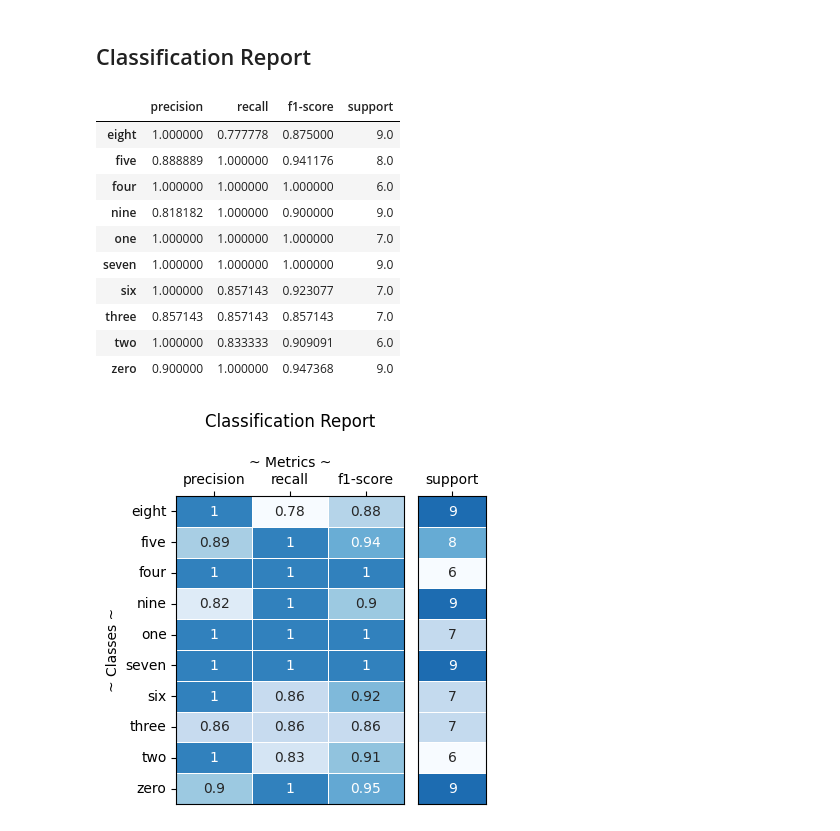
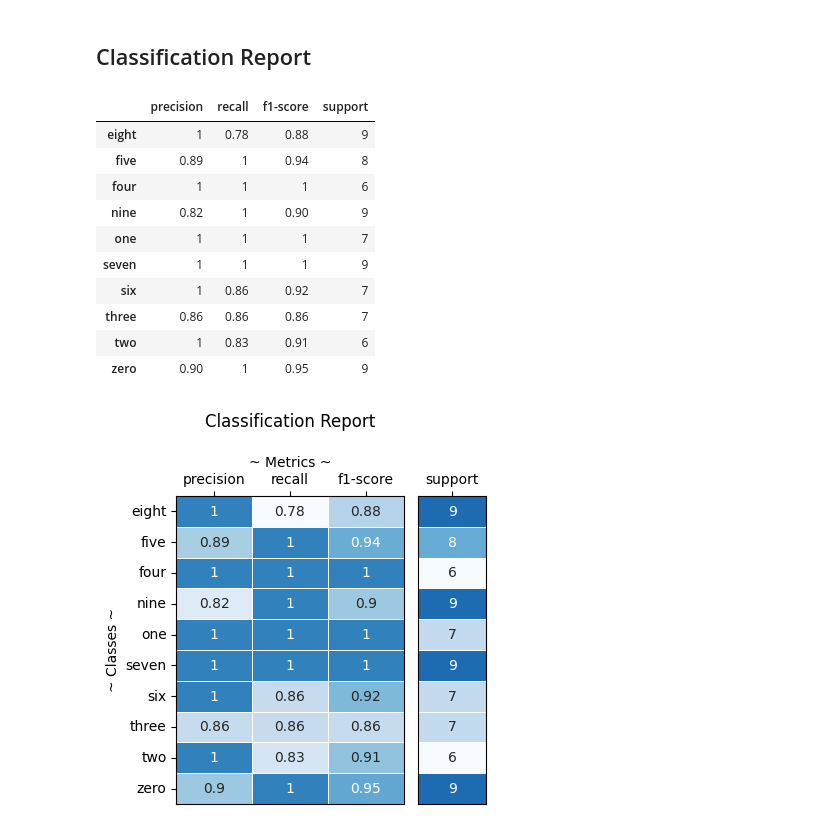
Before and after one commit to natatsypora/pretty_plot, a Jupyter notebook: Confusion_Matrix_Classification_Report_Plot.ipynb, the cells around one changed output. Cells and saved outputs as stored; diff of their text form; code cells hidden in the pictures.

```diff
--- a/Confusion_Matrix_Classification_Report_Plot.ipynb
+++ b/Confusion_Matrix_Classification_Report_Plot.ipynb
@@ -155,29 +159,32 @@ plot_confusion_matrix(df_cm)
 [figure]
 # %% [markdown]
 ## Classification Report
+# %%
+def format_number(x):
+  return f'{x:.2f}' if x < 1 else f'{x:g}'
 # %%
 # # Convert the classification_report to a DataFrame
 df_clf_rep = pd.DataFrame(
     classification_report(
         y_true=y_test,
         y_pred=y_pred,
         zero_division=0,
         labels=dt_cls.classes_,
         output_dict=True)
     ).T.iloc[:-3, :]
-df_clf_rep
+df_clf_rep.style.format(lambda x : format_number(x))
 # %% [output]
 |  | precision | recall | f1-score | support |
-| eight | 1.000000 | 0.777778 | 0.875000 | 9.0 |
-| five | 0.888889 | 1.000000 | 0.941176 | 8.0 |
-| four | 1.000000 | 1.000000 | 1.000000 | 6.0 |
-| nine | 0.818182 | 1.000000 | 0.900000 | 9.0 |
-| one | 1.000000 | 1.000000 | 1.000000 | 7.0 |
-| seven | 1.000000 | 1.000000 | 1.000000 | 9.0 |
-| six | 1.000000 | 0.857143 | 0.923077 | 7.0 |
-| three | 0.857143 | 0.857143 | 0.857143 | 7.0 |
-| two | 1.000000 | 0.833333 | 0.909091 | 6.0 |
-| zero | 0.900000 | 1.000000 | 0.947368 | 9.0 |
+| eight | 1 | 0.78 | 0.88 | 9 |
+| five | 0.89 | 1 | 0.94 | 8 |
+| four | 1 | 1 | 1 | 6 |
+| nine | 0.82 | 1 | 0.90 | 9 |
+| one | 1 | 1 | 1 | 7 |
+| seven | 1 | 1 | 1 | 9 |
+| six | 1 | 0.86 | 0.92 | 7 |
+| three | 0.86 | 0.86 | 0.86 | 7 |
+| two | 1 | 0.83 | 0.91 | 6 |
+| zero | 0.90 | 1 | 0.95 | 9 |
 # %%
 # @title Create plot_classification_report
 params_hm = {'cmap':'Blues', 'cbar':False, 'annot':True, "fmt":'.2g',
```
Also changed, not shown: parts of 1 cell of this notebook.
